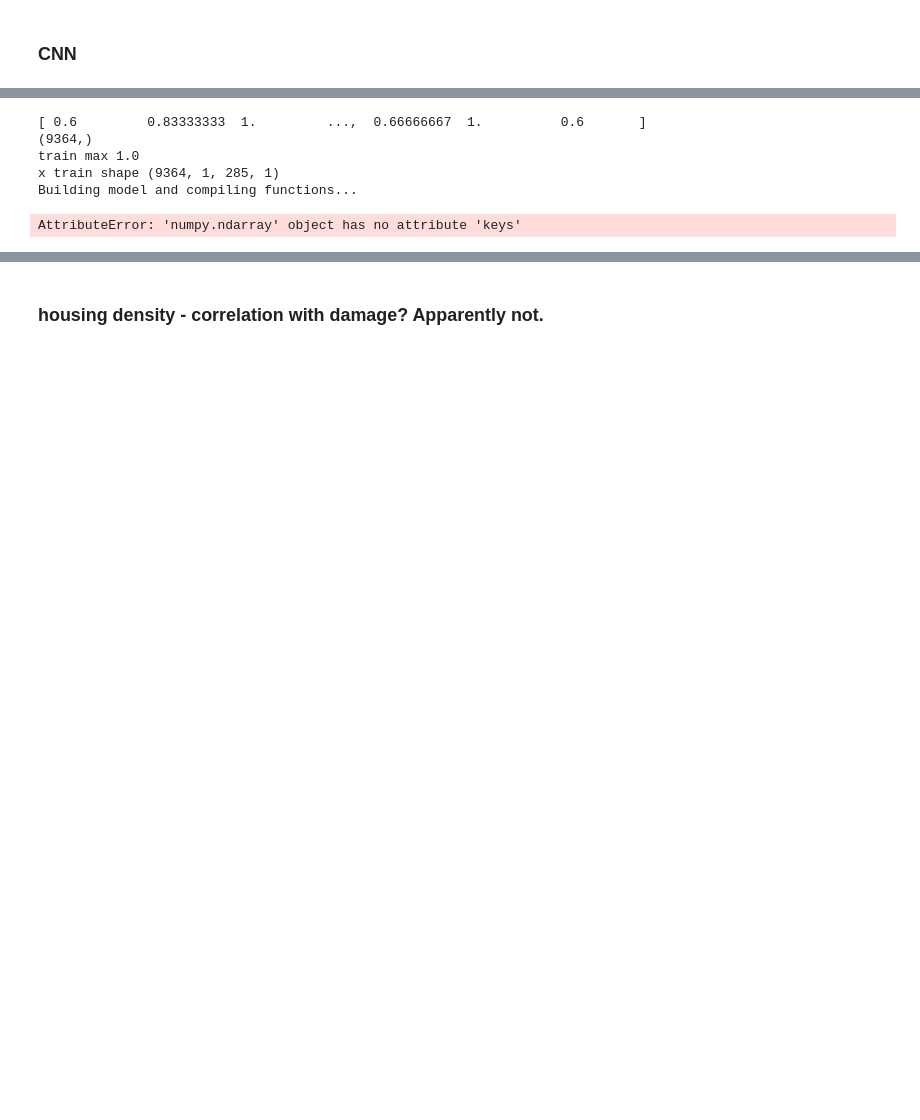
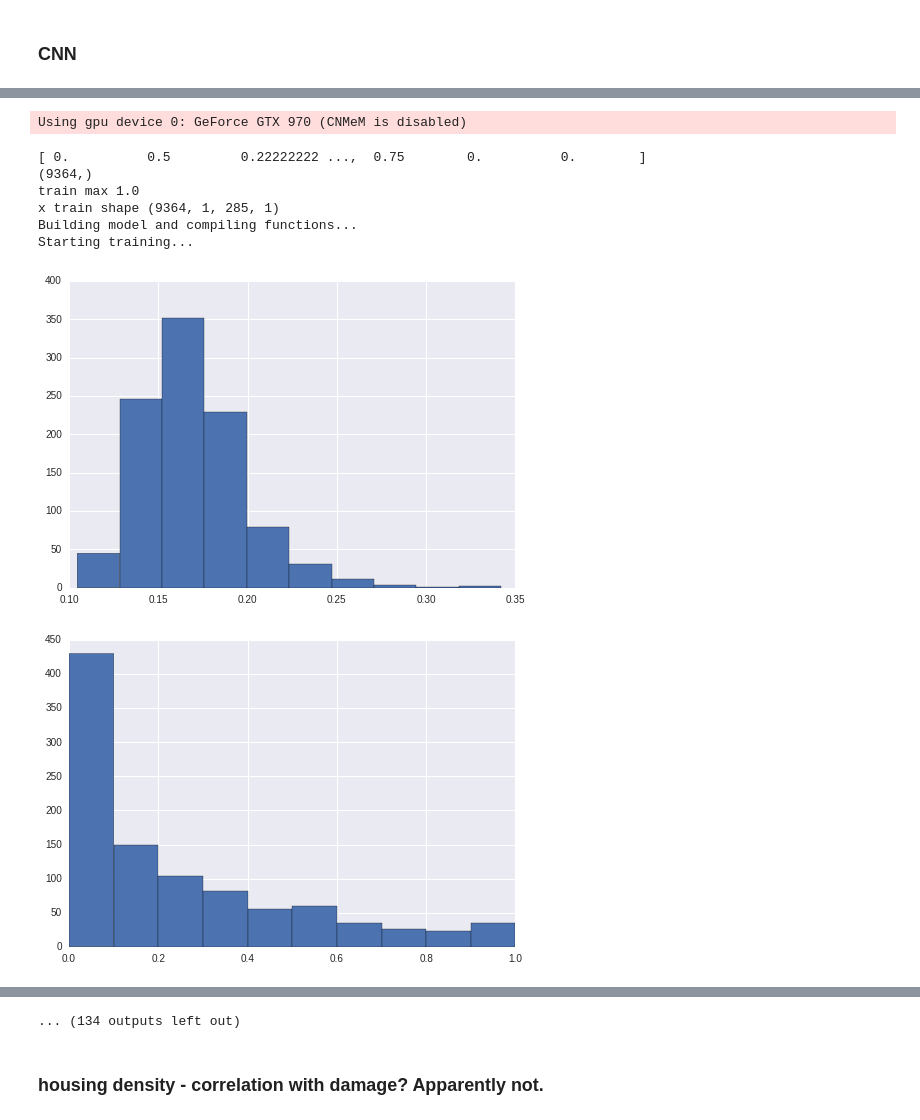
Before and after one commit to IJDykeman/storm_damage_prediction, a Jupyter notebook: tsne_and_dataviz.ipynb, the cells around one changed output, grey strips where cells are left out. Drawn from its saved outputs; the diff is of its cells as text; code cells hidden in the pictures; blank space fills up the shorter version.

```diff
--- a/tsne_and_dataviz.ipynb
+++ b/tsne_and_dataviz.ipynb
@@ -150,7 +194,7 @@ import theano.tensor as T
 
 import lasagne
 from lasagne.regularization import regularize_layer_params_weighted
-
+from lasagne.init import Constant, GlorotUniform
 
 
 
@@ -166,7 +210,7 @@ def build_cnn(input_var=None):
     network = lasagne.layers.DenseLayer(
             network,
             #lasagne.layers.dropout(network, p=.5),
-            num_units=80,
+            num_units=30,
             nonlinearity=lasagne.nonlinearities.rectify)
 
 
@@ -186,7 +230,7 @@ def build_cnn(input_var=None):
     network = lasagne.layers.Conv2DLayer(
             network, num_filters=32, filter_size=(5, 1),
             nonlinearity=lasagne.nonlinearities.rectify,
-            W=lasagne.init.GlorotUniform())
+            W=GlorotUniform('relu'), b=Constant(0.0))
     # Expert note: Lasagne provides alternative convolutional layers that
     # override Theano's choice of which implementation to use; for details
     # please see http://lasagne.readthedocs.org/en/latest/user/tutorial.html.
@@ -218,6 +262,8 @@ def build_cnn(input_var=None):
 
 def main(model='mlp', num_epochs=500):
     training_losses = []
+    training_losses_no_reg = []
+    validation_losses = []
     print(y_train)
     print(y_train.shape)
     print("train max", np.max(y_train))
@@ -236,7 +282,7 @@ def main(model='mlp', num_epochs=500):
     # Create a loss expression for training, i.e., a scalar objective we want
     prediction = lasagne.layers.get_output(network)
     reg = lasagne.regularization.regularize_network_params(network, lasagne.regularization.l2)
-    reg_param = .01
+    reg_param = .001
 
     loss = lasagne.objectives.squared_error(prediction.transpose(), target_var)
     loss = loss.mean() + reg_param * reg
@@ -247,7 +293,7 @@ def main(model='mlp', num_epochs=500):
     # Descent (SGD) with Nesterov momentum, but Lasagne offers plenty more.
     params = lasagne.layers.get_all_params(network, trainable=True)
     updates = lasagne.updates.nesterov_momentum(
-            loss, params, learning_rate=0.00001, momentum=0.9)
+            loss, params, learning_rate=0.001, momentum=0.9)
 
     # Create a loss expression for validation/testing. The crucial difference
     # here is that we do a deterministic forward pass through the network,
@@ -268,11 +314,13 @@ def main(model='mlp', num_epochs=500):
     # Compile a second function computing the validation loss and accuracy:
     val_fn = theano.function([input_var, target_var], [test_loss, test_acc], allow_input_downcast=True)
 
+    out_fn = theano.function([input_var], [lasagne.layers.get_output(network)], allow_input_downcast=True)
+
     # just trying to print network output
-    batch_size = 1000
-    for batch in iterate_minibatches(X_train, y_train, batch_size, shuffle=True):
-        inputs, targets = batch
-        print ("test prediction is", prediction.eval(inputs))
+#     batch_size = 1000
+#     for batch in iterate_minibatches(X_train, y_train, batch_size, shuffle=True):
+#         inputs, targets = batch
+#         print ("test prediction is", prediction.eval(inputs))
 
     # Finally, launch the training loop.
     batch_size = 1000
@@ -281,17 +329,25 @@ def main(model='mlp', num_epochs=500):
     for epoch in range(num_epochs):
         # In each epoch, we do a full pass over the training data:
         train_err = 0
+        training_loss_no_reg = 0
         train_batches = 0
         start_time = time.time()
+        inputs = None #take it out of loop scope
+        targets = None
         for batch in iterate_minibatches(X_train, y_train, batch_size, shuffle=True):
             inputs, targets = batch
             #print(prediction(inputs))
 #             print(inputs.shape)
 #             print(targets)
+#             print(out_fn(inputs),)
+            training_loss_no_reg += val_fn(inputs, targets)[0]
 
             train_err += train_fn(inputs, targets)
             train_batches += 1
-
+        plt.hist(out_fn(inputs))
+        plt.show()
+        plt.hist(targets)
+        plt.show()
         # And a full pass over the validation data:
         val_err = 0
         val_acc = 0
@@ -307,42 +363,50 @@ def main(model='mlp', num_epochs=500):
         print("Epoch {} of {} took {:.3f}s".format(
             epoch + 1, num_epochs, time.time() - start_time))
         print("  training loss:\t\t{:.6f}".format(train_err / train_batches))
+        print("  training loss without regularization:\t\t{:.6f}".format(training_loss_no_reg / train_batches))
         training_losses.append(train_err / train_batches)
+        training_losses_no_reg.append(training_loss_no_reg / train_batches)
+        validation_losses.append(val_err / val_batches)
         print("  validation loss:\t\t{:.6f}".format(val_err / val_batches))
         print("  validation accuracy:\t\t{:.2f} %".format(
             val_acc / val_batches * 100))
         plt.scatter(range(len(training_losses)), training_losses)
+        plt.scatter(range(len(training_losses)), validation_losses, color = 'red')
+        plt.scatter(range(len(training_losses)), training_losses_no_reg, color = 'green')
         plt.show()
 
     # After training, we compute and print the test error:
     test_err = 0
     test_acc = 0
     test_batches = 0
     for batch in iterate_minibatches(X_test, y_test, 500, shuffle=True):
         inputs, targets = batch
         err, acc = val_fn(inputs, targets)
         test_err += err
         test_acc += acc
         test_batches += 1
     print("Final results:")
     print("  test loss:\t\t\t{:.6f}".format(test_err / test_batches))
     print("  test accuracy:\t\t{:.2f} %".format(
         test_acc / test_batches * 100))
 
     # Optionally, you could now dump the network weights to a file like this:
     # np.savez('model.npz', *lasagne.layers.get_all_param_values(network))
     #
     # And load them again later on like this:
     # with np.load('model.npz') as f:
     #     param_values = [f['arr_%d' % i] for i in range(len(f.files))]
     # lasagne.layers.set_all_param_values(network, param_values)
 
 
 main()
 # %% [output]
-[ 0.6         0.83333333  1.         ...,  0.66666667  1.          0.6       ]
-(9364,)
-train max 1.0
-x train shape (9364, 1, 285, 1)
-Building model and compiling functions...
+Using gpu device 0: GeForce GTX 970 (CNMeM is disabled)
-AttributeError: 'numpy.ndarray' object has no attribute 'keys'
+[ 0.          0.5         0.22222222 ...,  0.75        0.          0.        ]
+(9364,)
+train max 1.0
+x train shape (9364, 1, 285, 1)
+Building model and compiling functions...
+Starting training...
+[figure, added]
+[figure, added]
@@ -349,3 +429,4 @@ AttributeError: 'numpy.ndarray' object has no attribute 'keys'
+... (134 outputs left out)
 # %% [markdown]
 ### housing density - correlation with damage?  Apparently not.
 # %%
```
Also changed, not shown: parts of 10 cells of this notebook, 1 other file.
